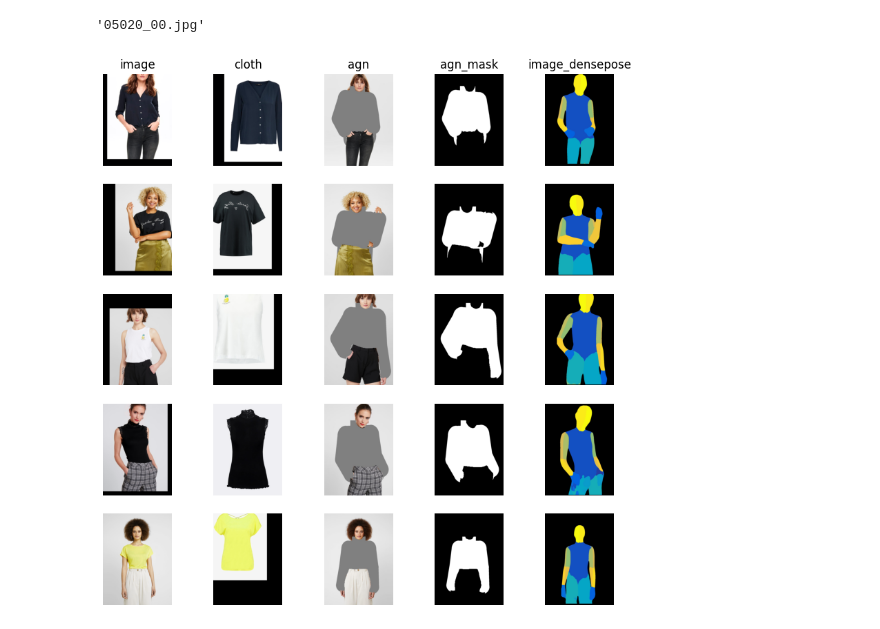
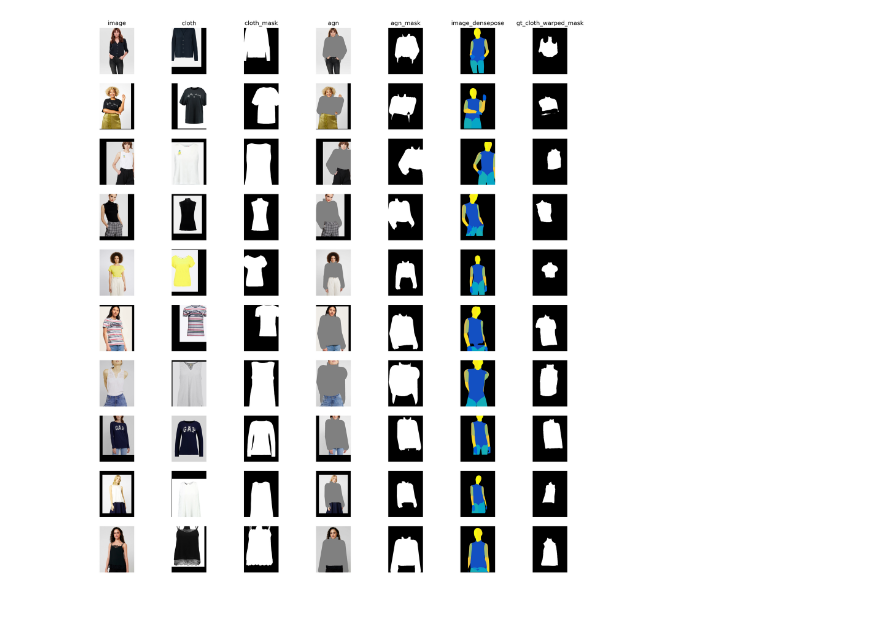
Before and after one commit to yashmundhra/StableVITON-CV_Project, a Jupyter notebook: notebook/visualize_augmentation.ipynb, the cells around one changed output. Cells and saved outputs as stored; diff of their text form; code cells hidden in the pictures.

```diff
--- a/notebook/visualize_augmentation.ipynb
+++ b/notebook/visualize_augmentation.ipynb
@@ -6,31 +6,30 @@ from dataset import VITONHDDataset
 
 import matplotlib.pyplot as plt
 # %%
-dataset = VITONHDDataset('../DATA/VITON-HD', 1024, 768, is_paired=True, is_test=False)
+dataset = VITONHDDataset_aug('../DATA/VITON-HD', 1024, 768, is_paired=True, is_test=False)
 dataloader = DataLoader(dataset, 1)
-# %%
-d['cloth_fn']
-# %% [output]
-'05020_00.jpg'
 # %%
-n = 5
-fig, axs = plt.subplots(n, 5, figsize=(10, 10))
+n = 10
+fig, axs = plt.subplots(n, 7, figsize=(18,20), dpi=300)
 
 for i in range(n):
     d = dataset[i]
 
-    for j, k in enumerate(['image', 'cloth', 'agn', 'agn_mask', 'image_densepose']):
+    for j, k in enumerate(['image', 'cloth', 'cloth_mask', 'agn', 'agn_mask', 'image_densepose', 'gt_cloth_warped_mask']):
         ax = axs[i][j]
         ax.set_axis_off()
 
         if i == 0:
             ax.set_title(k)
 
-        if k == 'agn_mask':
-            im = 1 - d[k]
+        im = d[k]
+
+        if 'mask' in k:
+            if k == 'agn_mask':
+                im = 1 - im
             ax.imshow(im, cmap='gray')
         else:
-            im = (d[k] + 1) / 2
+            im = (im + 1) / 2
             ax.imshow(im)
 # %% [output]
-[figure, old version]
+[figure, new version]
```
Also changed, not shown: parts of 1 cell of this notebook, 1 other file.
